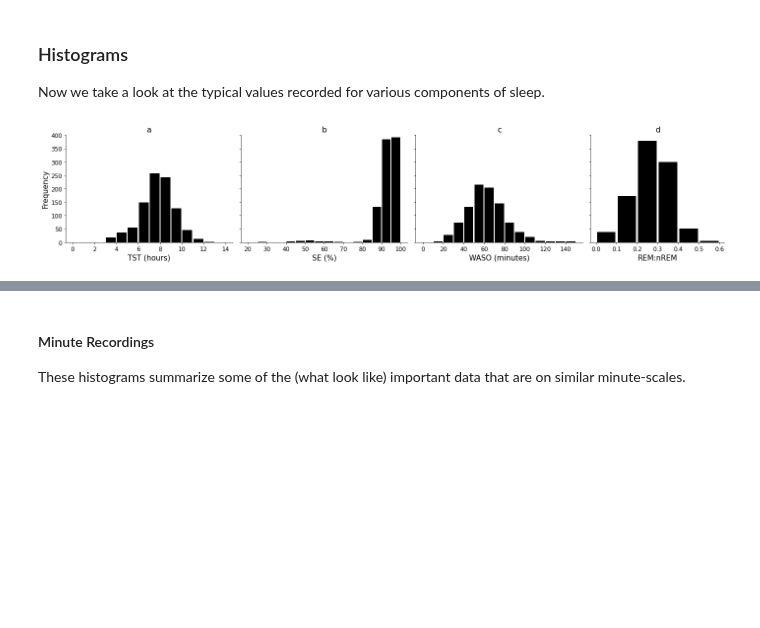
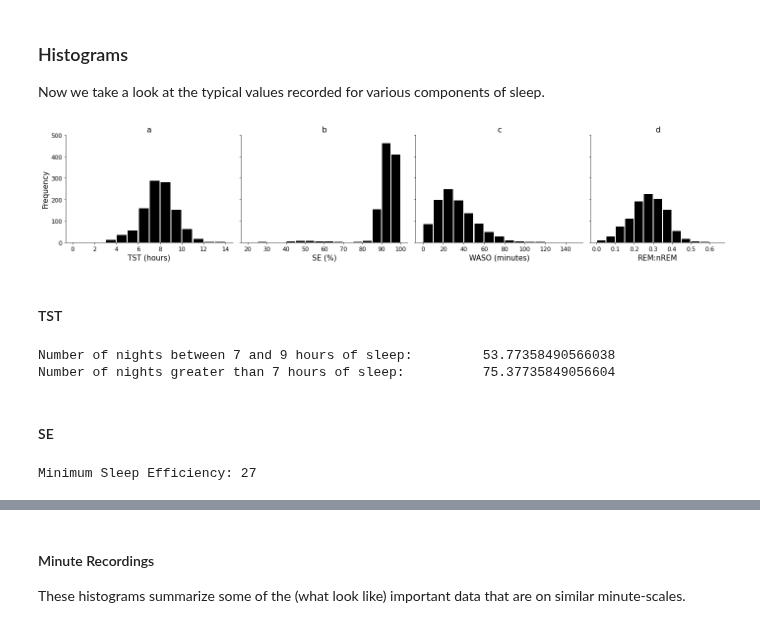
Before and after one commit to intelligent-environments-lab/utx000, a Jupyter notebook: notebooks/4.2.1-hef-fitbit-summary.ipynb, the cells around one changed output, grey strips where cells are left out. Cells and saved outputs as stored; diff of their text form; code cells hidden in the pictures; blank space fills up the shorter version.

Commit message:
summarized key metrics

```diff
--- a/notebooks/4.2.1-hef-fitbit-summary.ipynb
+++ b/notebooks/4.2.1-hef-fitbit-summary.ipynb
@@ -279,7 +286,7 @@ Number of total nights recorded: 2796
 ### Getting Sleep Metric DataFrame
 We need to get a dataframe that summarizes the sleep metrics we want to include
 # %%
-fitbit_sleep_summary = pd.read_csv("../data/processed/fitbit_beiwe-sleep_summary-ux_s20.csv",parse_dates=["date","start_date","end_date"],infer_datetime_format=True)
+fitbit_sleep_summary = pd.read_csv("../data/processed/beiwe_fitbit-sleep_summary-ux_s20.csv",parse_dates=["date","start_date","end_date"],infer_datetime_format=True)
 fitbit_sleep_summary.columns
 # %% [output]
 Index(['date', 'start_date', 'end_date', 'deep_count', 'deep_minutes',
@@ -294,10 +301,11 @@ def get_sleep_metrics(df):
     """
     Gets the four sleep metrics from Fitbit summary df
     """
-    temp = df[["date","beiwe","redcap","tst_fb","efficiency","wake_minutes","rem_minutes","light_minutes","deep_minutes"]]
+    temp = df[["date","beiwe","redcap","tst_fb","efficiency","rem_minutes","light_minutes","deep_minutes"]]
     temp["rem_to_nrem"] = temp["rem_minutes"] / (temp["light_minutes"] + temp["deep_minutes"])
-    sm = temp[["date","beiwe","redcap","tst_fb","efficiency","wake_minutes","rem_to_nrem"]]
-    sm.columns = ["date","beiwe","redcap","tst","se","waso","rem_to_nrem"]
+    sm = temp[["date","beiwe","redcap","tst_fb","efficiency","rem_to_nrem"]]
+    sm.columns = ["date","beiwe","redcap","tst","se","rem_to_nrem"]
+    sm["waso"] = (1 - sm["se"]/100) * sm["tst"] * 60
     return sm
 # %%
 fitbit_sleep_metrics = get_sleep_metrics(fitbit_sleep_summary)
@@ -317,7 +321,7 @@ See the caveats in the documentation: https://pandas.pydata.org/pandas-docs/stab
 ### Histograms
 Now we take a look at the typical values recorded for various components of sleep.
 # %%
-def plot_sleep_histogram(df,save=False):
+def plot_sleep_histogram(df,max_freq=400,save=False):
     """
 
     """
@@ -326,7 +330,7 @@ def plot_sleep_histogram(df,save=False):
     bin_list = [np.arange(0,15,1),
                np.arange(20,105,5),
                np.arange(0,160,10),
-               np.arange(0,0.7,0.1)]
+               np.arange(0,0.7,0.05)]
     titles = ["a","b","c","d"]
 
     fig, axes = plt.subplots(1,4,figsize=(24,4),sharey="row",gridspec_kw={'width_ratios': [5,5,5,4]})
@@ -337,7 +341,7 @@ def plot_sleep_histogram(df,save=False):
         ax.set_xlabel(xlabel,fontsize=15)
         plt.setp(ax.get_xticklabels(), ha="center", rotation=0, fontsize=12)
         # y-axis
-        ax.set_ylim([0,400])
+        ax.set_ylim([0,max_freq])
         plt.setp(ax.get_yticklabels(), ha="right", rotation=0, fontsize=12)
 
         #ax.set_title(f'Median Response for {question}: {np.nanmedian(morning[question])}')
@@ -354,6 +358,22 @@ def plot_sleep_histogram(df,save=False):
     plt.show()
     plt.close()
 # %%
-plot_sleep_histogram(fitbit_sleep_metrics,save=True)
+plot_sleep_histogram(fitbit_sleep_metrics,max_freq=500,save=True)
 # %% [output]
-[figure, old version]
+[figure, new version]
+# %% [markdown]
+#### TST
+# %%
+p_7to9 = len(fitbit_sleep_metrics[(fitbit_sleep_metrics['tst'] >= 7) & (fitbit_sleep_metrics['tst'] <= 9)])/len(fitbit_sleep_metrics['tst'])
+print('Number of nights between 7 and 9 hours of sleep:\t', p_7to9*100)
+p_7toInf = len(fitbit_sleep_metrics[(fitbit_sleep_metrics['tst'] >= 7)])/len(fitbit_sleep_metrics['tst'])
+print('Number of nights greater than 7 hours of sleep:\t\t', p_7toInf*100)
+# %% [output]
+Number of nights between 7 and 9 hours of sleep:         53.77358490566038
+Number of nights greater than 7 hours of sleep:          75.37735849056604
+# %% [markdown]
+#### SE
+# %%
+print("Minimum Sleep Efficiency:",min(fitbit_sleep_metrics['se']))
+# %% [output]
+Minimum Sleep Efficiency: 27
```
Also changed, not shown: parts of 38 cells of this notebook.
